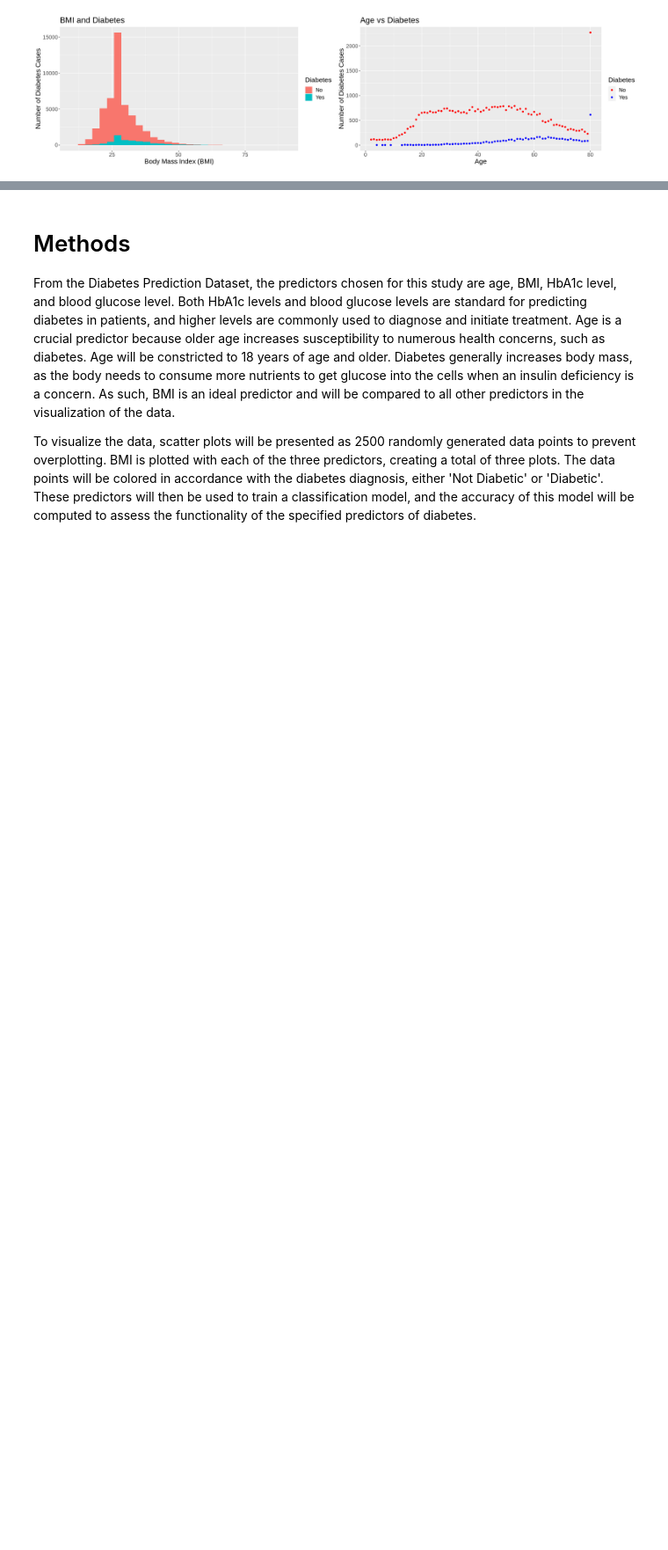
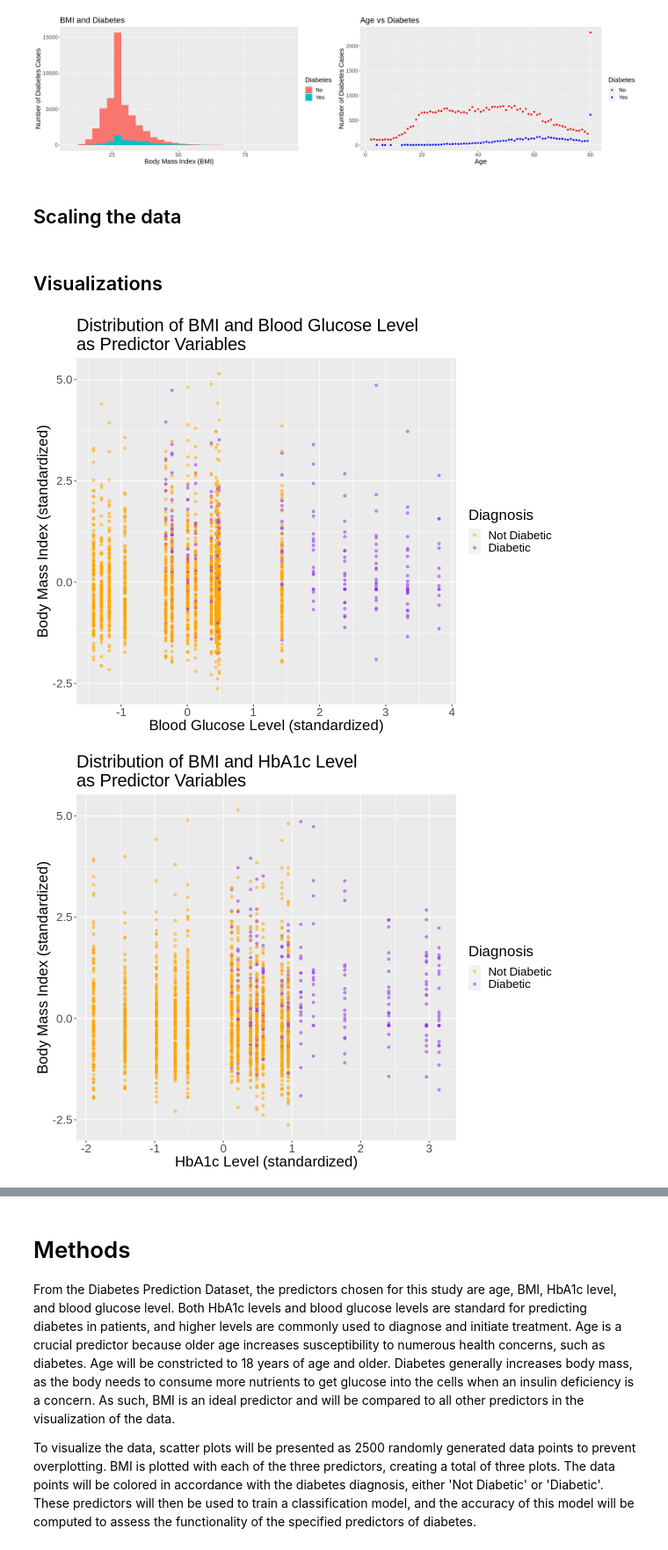
Before and after one commit to YashM8/DS100-GroupProject, a Jupyter notebook: proposal_33.ipynb, the cells around one changed output, grey strips where cells are left out. Shown at 88% size. Cells and saved outputs as stored; diff of their text form; code cells hidden in the pictures; blank space fills up the shorter version.

Commit message:
visualization updates

```diff
--- a/proposal_33.ipynb
+++ b/proposal_33.ipynb
@@ -141,3 +141,53 @@ grid.arrange(bmi_hist, age_scatter, ncol=2)
 # %% [output]
 [figure]
 [figure]
+# %% [markdown]
+## Scaling the data
+# %%
+diabetes_recipe <- recipe(diabetes ~ age + bmi + HbA1c_level + blood_glucose_level,
+                         data = diabetes_train) |>
+        step_center(all_predictors()) |>
+        step_scale(all_predictors())
+
+diabetes_scaled <- prep(diabetes_recipe) |>
+    bake(diabetes_train)
+# %% [markdown]
+## Visualizations
+# %%
+options(repr.plot.width = 10, repr.plot.height = 8)
+
+diabetes_sample <- diabetes_scaled |>
+    sample_n(2500)
+
+bmi_blood_glucose <- diabetes_sample |>
+    ggplot(aes(x = blood_glucose_level, y = bmi, color = diabetes)) +
+    geom_point(alpha = 0.5) +
+    labs(x = "Blood Glucose Level (standardized)", y = "Body Mass Index (standardized)", color = "Diagnosis") +
+    ggtitle("Distribution of BMI and Blood Glucose Level \nas Predictor Variables") +
+    scale_color_manual(labels = c("Not Diabetic", "Diabetic"),
+    values = c("orange", "purple2")) +
+    theme(text = element_text(size = 20))
+bmi_blood_glucose
+
+bmi_HbA1c <- diabetes_sample |>
+    ggplot(aes(x = HbA1c_level, y = bmi, color = diabetes)) +
+    geom_point(alpha = 0.5) +
+    labs(x = "HbA1c Level (standardized)", y = "Body Mass Index (standardized)", color = "Diagnosis") +
+    ggtitle("Distribution of BMI and HbA1c Level \nas Predictor Variables") +
+    scale_color_manual(labels = c("Not Diabetic", "Diabetic"),
+    values = c("orange", "purple2")) +
+    theme(text = element_text(size = 20))
+bmi_HbA1c
+
+bmi_age <- diabetes_sample |>
+    ggplot(aes(x = age, y = bmi, color = diabetes)) +
+    geom_point(alpha = 0.5) +
+    labs(x = "Age (standardized)", y = "Body Mass Index (standardized)", color = "Diagnosis") +
+    ggtitle("Distribution of BMI and Age \nas Predictor Variables") +
+    scale_color_manual(labels = c("Not Diabetic", "Diabetic"),
+    values = c("orange", "purple2")) +
+    theme(text = element_text(size = 20))
+bmi_age
+# %% [output]
+[figure, added]
+[figure, added]
```
Also changed, not shown: parts of 2 cells of this notebook.
